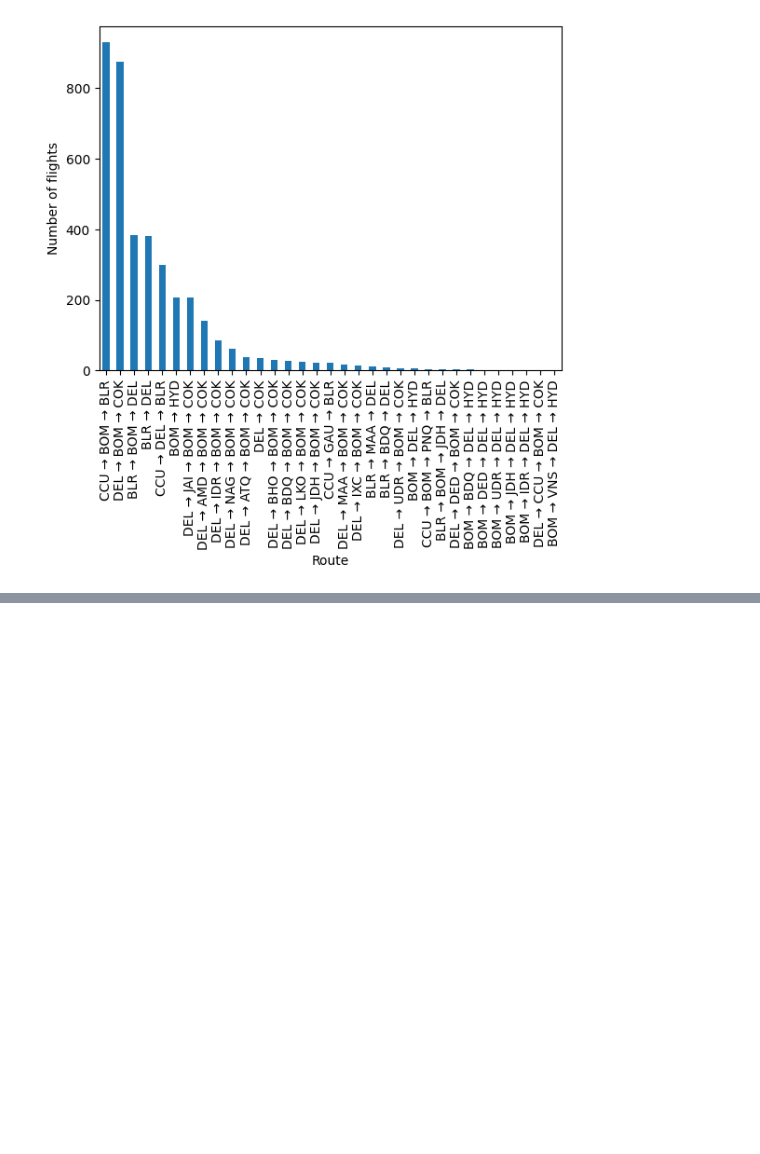
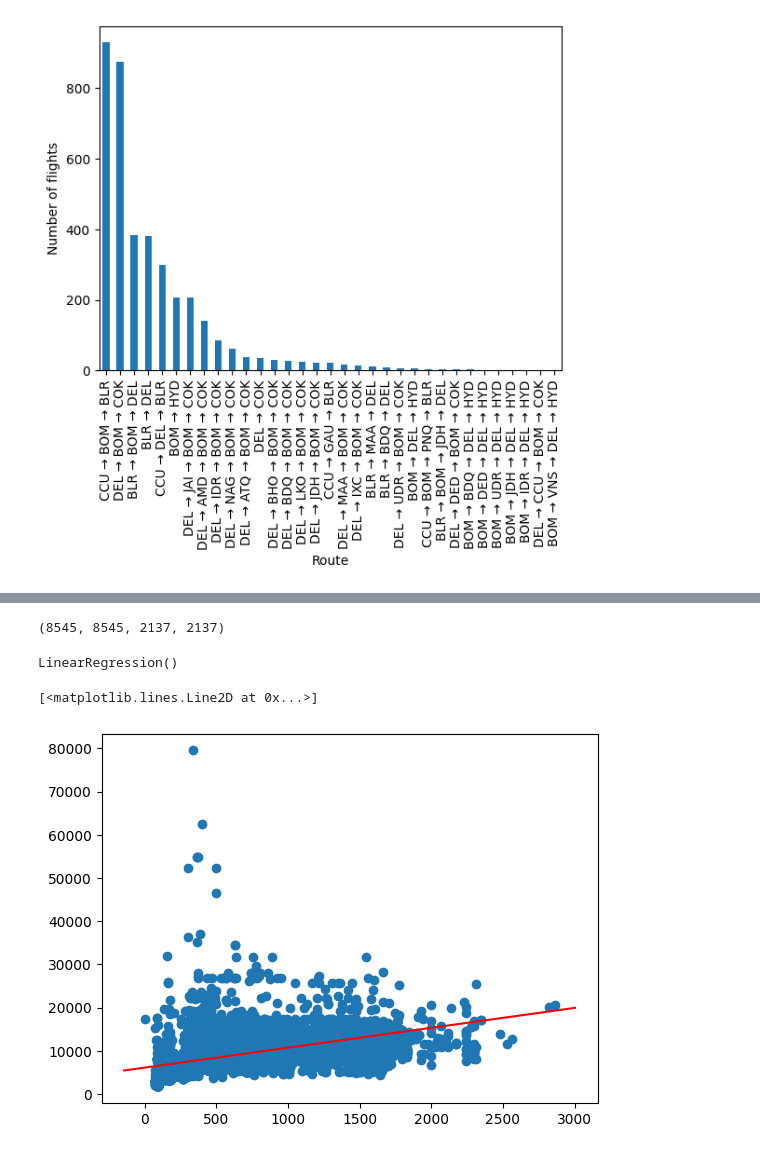
Before and after one commit to linjieyingg/09_pandas, a Jupyter notebook: pandas.ipynb, the cells around one changed output, grey strips where cells are left out. Drawn from its saved outputs; the diff is of its cells as text; code cells hidden in the pictures; blank space fills up the shorter version.

Commit message:
regression playing

```diff
--- a/pandas.ipynb
+++ b/pandas.ipynb
@@ -220,0 +264,2 @@ routes.plot.bar(ylabel='Number of flights')
+# %%
+df_price_min = dmatrices("Price ~ Duration_total_mins - 1", df_data, return_type='dataframe')
@@ -220,0 +286,22 @@ routes.plot.bar(ylabel='Number of flights')
+# %%
+x_train, x_test, y_train, y_test = train_test_split(
+    df_price_min[1], df_price_min[0], test_size=0.20, random_state=42)
+# %%
+len(x_train), len(y_train), len(x_test), len(y_test)
+# %% [output]
+(8545, 8545, 2137, 2137)
+# %%
+model_price_min = LinearRegression()
+model_price_min.fit(x_train, y_train)
+# %% [output]
+LinearRegression()
+# %%
+plt.scatter(x_train['Duration_total_mins'], y_train, label='Price Duration_total_min')
+x_min, x_max = plt.xlim()
+plt.plot([x_min, x_max],
+         [model_price_min.coef_[0][0]*x_min+ model_price_min.intercept_[0],
+          model_price_min.coef_[0][0]*x_max+ model_price_min.intercept_[0]],
+          label="Linear regression", color="red")
+# %% [output]
+[<matplotlib.lines.Line2D at 0x...>]
+[figure, added]
```
Also changed, not shown: parts of 6 cells of this notebook.
